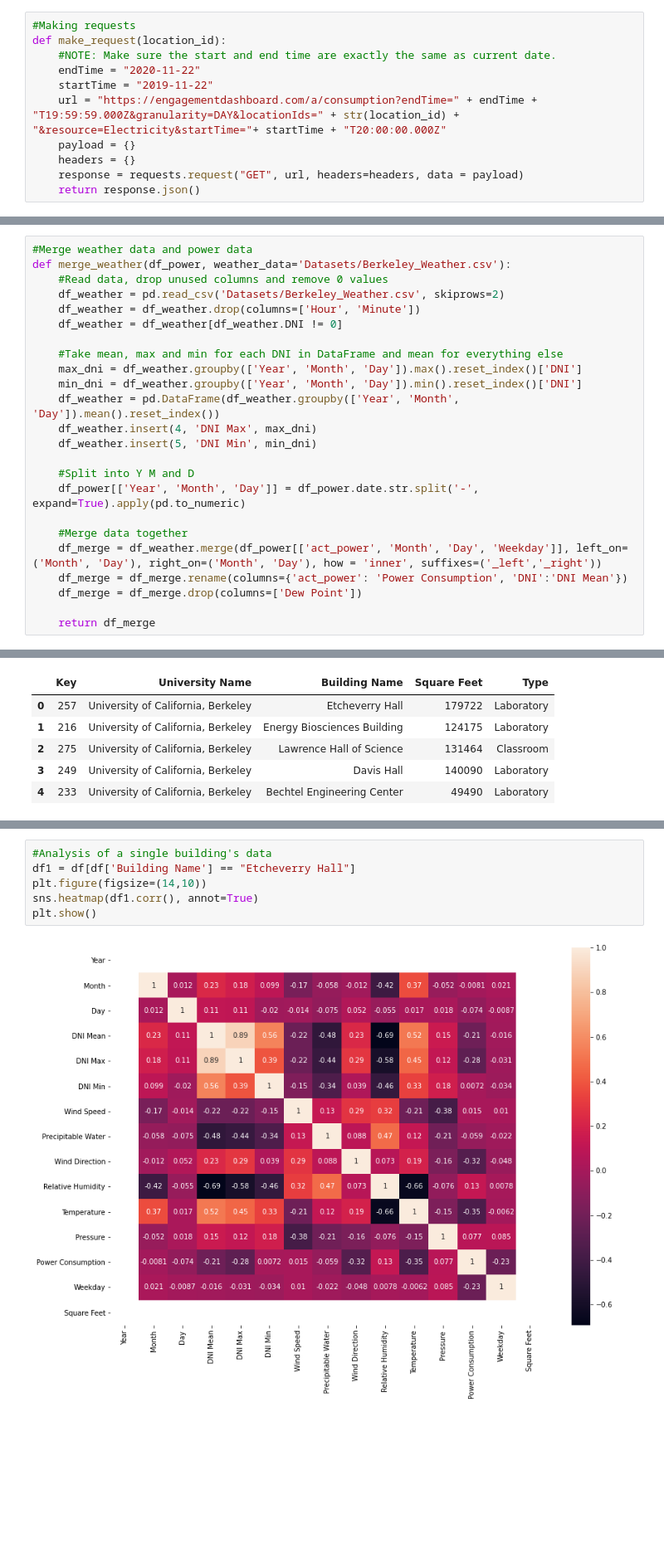
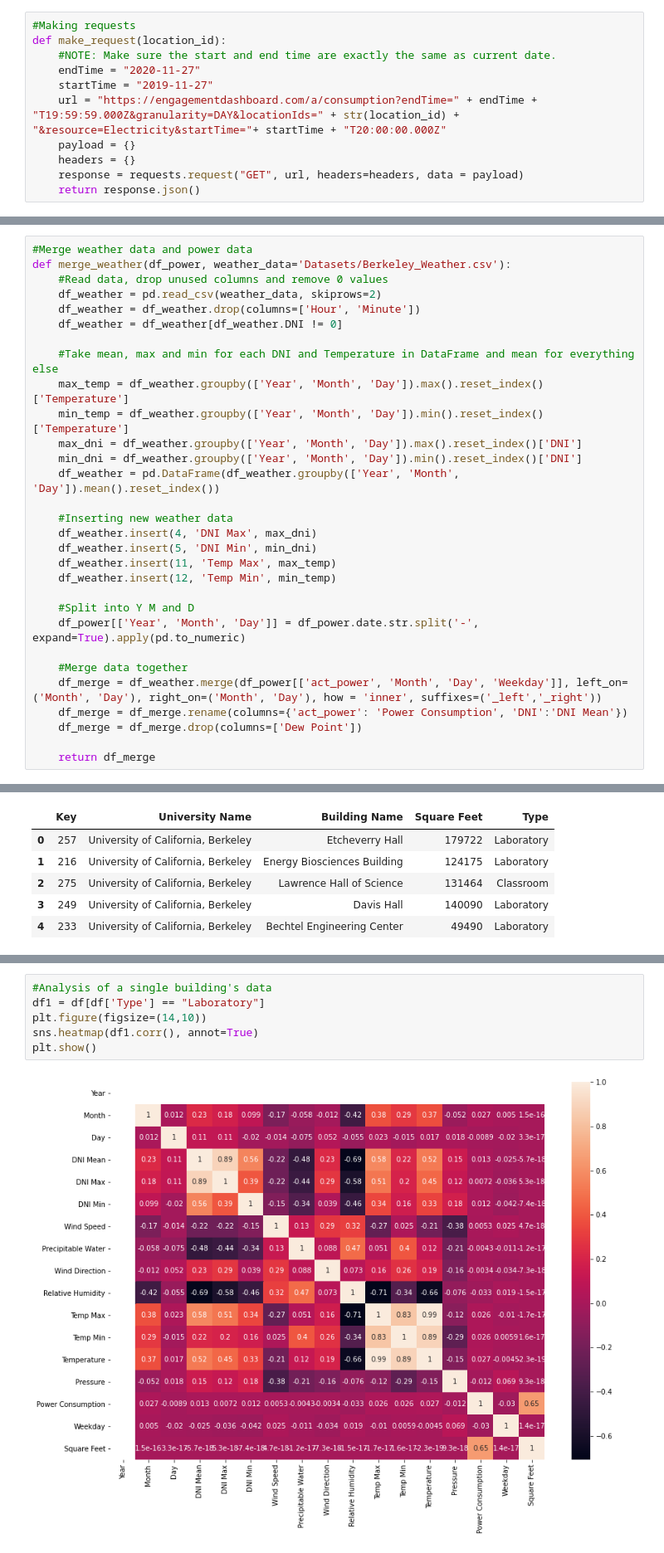
Before and after one commit to A-Wadhwani/ME597-Project, a Jupyter notebook: UCB_Multi_Data_Cleaning.ipynb, the cells around one changed output, grey strips where cells are left out. Shown at 83% size. Drawn from its saved outputs; the diff is of its cells as text; blank space fills up the shorter version.

```diff
--- a/UCB_Multi_Data_Cleaning.ipynb
+++ b/UCB_Multi_Data_Cleaning.ipynb
@@ -31,8 +31,8 @@ def get_weekday(dates):
 #Making requests
 def make_request(location_id):
     #NOTE: Make sure the start and end time are exactly the same as current date.
-    endTime = "2020-11-22"
-    startTime = "2019-11-22"
+    endTime = "2020-11-27"
+    startTime = "2019-11-27"
     url = "https://engagementdashboard.com/a/consumption?endTime=" + endTime + "T19:59:59.000Z&granularity=DAY&locationIds=" + str(location_id) + "&resource=Electricity&startTime="+ startTime + "T20:00:00.000Z"
     payload = {}
     headers = {}
@@ -76,16 +76,22 @@ def parse_json(json_string):
 #Merge weather data and power data
 def merge_weather(df_power, weather_data='Datasets/Berkeley_Weather.csv'):
     #Read data, drop unused columns and remove 0 values
-    df_weather = pd.read_csv('Datasets/Berkeley_Weather.csv', skiprows=2)
+    df_weather = pd.read_csv(weather_data, skiprows=2)
     df_weather = df_weather.drop(columns=['Hour', 'Minute'])
     df_weather = df_weather[df_weather.DNI != 0]
 
-    #Take mean, max and min for each DNI in DataFrame and mean for everything else
+    #Take mean, max and min for each DNI and Temperature in DataFrame and mean for everything else
+    max_temp = df_weather.groupby(['Year', 'Month', 'Day']).max().reset_index()['Temperature']
+    min_temp = df_weather.groupby(['Year', 'Month', 'Day']).min().reset_index()['Temperature']
     max_dni = df_weather.groupby(['Year', 'Month', 'Day']).max().reset_index()['DNI']
     min_dni = df_weather.groupby(['Year', 'Month', 'Day']).min().reset_index()['DNI']
     df_weather = pd.DataFrame(df_weather.groupby(['Year', 'Month', 'Day']).mean().reset_index())
+
+    #Inserting new weather data
     df_weather.insert(4, 'DNI Max', max_dni)
     df_weather.insert(5, 'DNI Min', min_dni)
+    df_weather.insert(11, 'Temp Max', max_temp)
+    df_weather.insert(12, 'Temp Min', min_temp)
 
     #Split into Y M and D
     df_power[['Year', 'Month', 'Day']] = df_power.date.str.split('-', expand=True).apply(pd.to_numeric)
@@ -156,11 +162,11 @@ plt.show()
 # %%
 #Analysis of a single building's data
-df1 = df[df['Building Name'] == "Etcheverry Hall"]
+df1 = df[df['Type'] == "Laboratory"]
 plt.figure(figsize=(14,10))
 sns.heatmap(df1.corr(), annot=True)
 plt.show()
 # %% [output]
-[figure, old version]
+[figure, new version]
 # %%
 df1 = df.dropna()
 df1.shape
```
Also changed, not shown: parts of 5 cells of this notebook, 6 other files.
